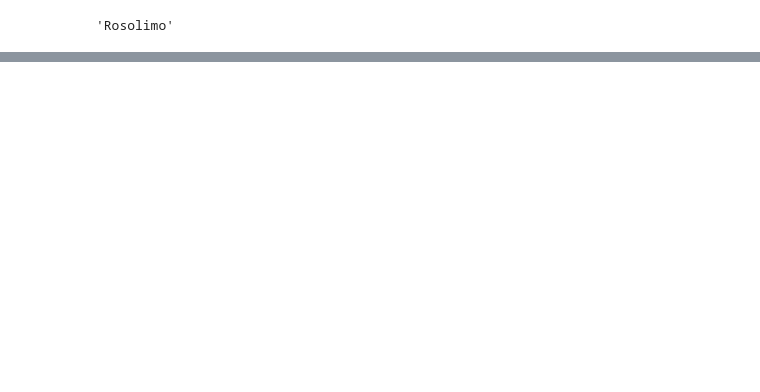
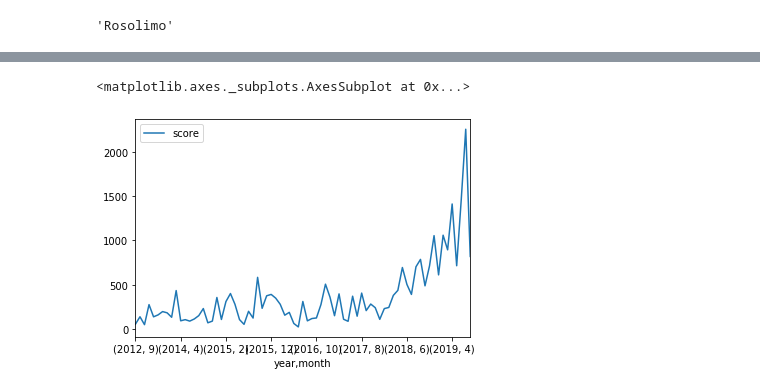
Before and after one commit to rosolimo212/chesscom, a Jupyter notebook: Current_user_forec.ipynb, the cells around one changed output, grey strips where cells are left out. Drawn from its saved outputs; the diff is of its cells as text; code cells hidden in the pictures; blank space fills up the shorter version.

```diff
--- a/Current_user_forec.ipynb
+++ b/Current_user_forec.ipynb
@@ -42,0 +69,5 @@ df.sample(4)
+# %%
+df.groupby(['year', 'month']).sum()[['score']].plot()
+# %% [output]
+<matplotlib.axes._subplots.AxesSubplot at 0x...>
+[figure, added]
```
Also changed, not shown: parts of 7 cells of this notebook, 2 other files.
